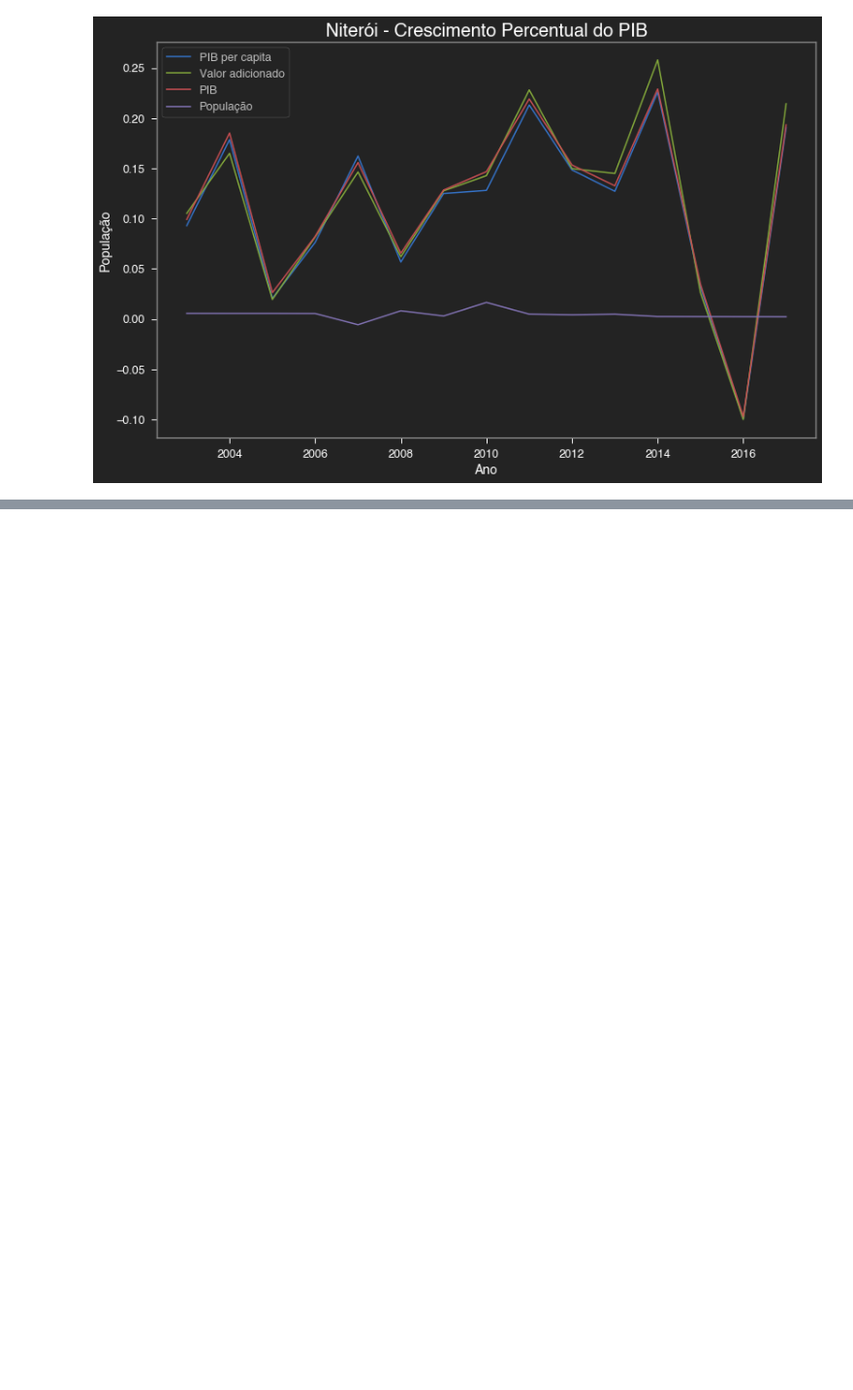
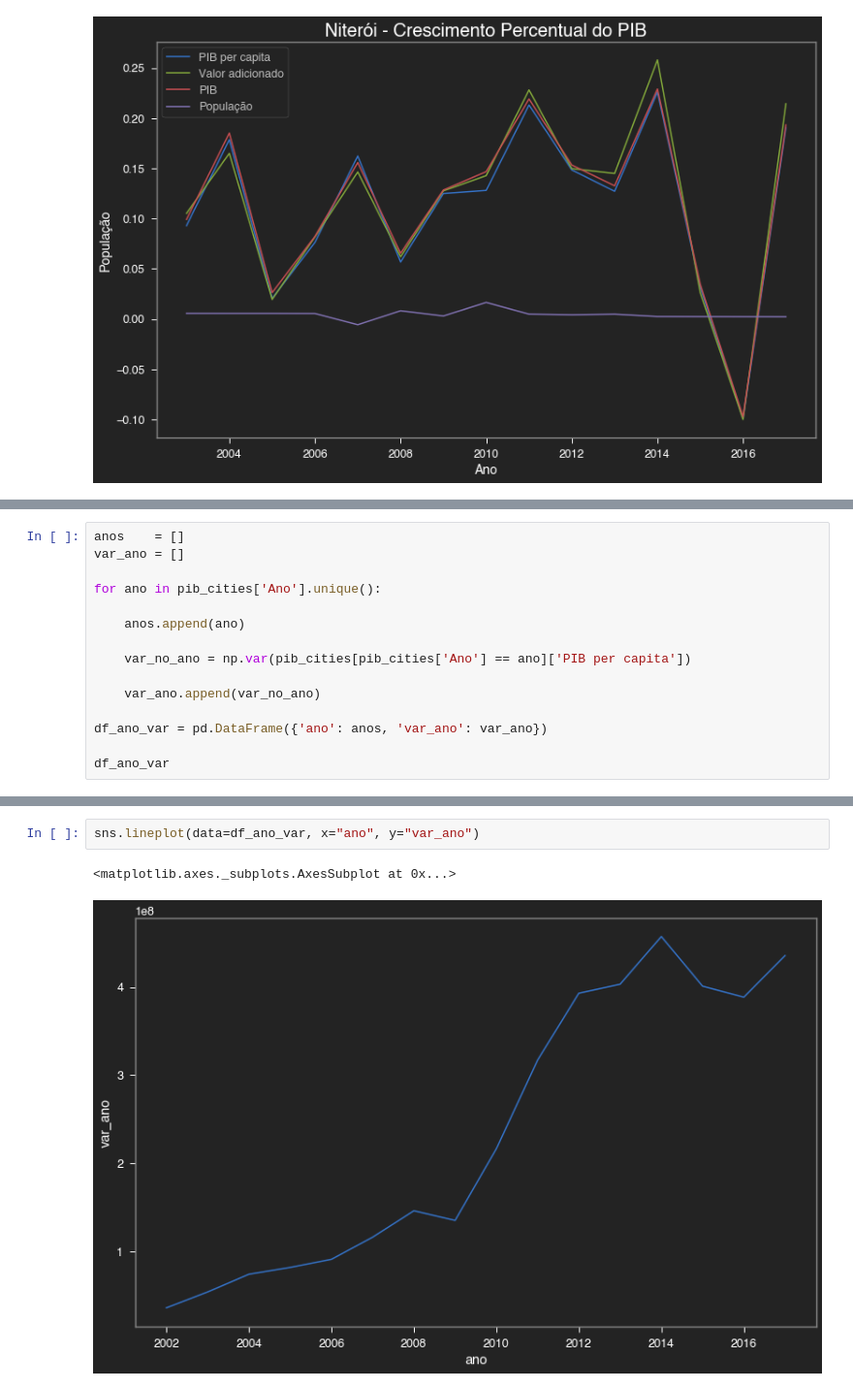
Before and after one commit to danielnrocha/Convergencia_PIB_Municipios, a Jupyter notebook: ConvergenciaMunicipios.ipynb, the cells around one changed output, grey strips where cells are left out. Shown at 97% size. Drawn from its saved outputs; the diff is of its cells as text; blank space fills up the shorter version.

```diff
--- a/ConvergenciaMunicipios.ipynb
+++ b/ConvergenciaMunicipios.ipynb
@@ -259,0 +313,15 @@ pct_change_city_name('Barão de Antonina',show_table=True,show_plot=False)
+# %%
+anos    = []
+var_ano = []
+
+for ano in pib_cities['Ano'].unique():
+
+    anos.append(ano)
+
+    var_no_ano = np.var(pib_cities[pib_cities['Ano'] == ano]['PIB per capita'])
+
+    var_ano.append(var_no_ano)
+
+df_ano_var = pd.DataFrame({'ano': anos, 'var_ano': var_ano})
+
+df_ano_var
@@ -259,0 +346,5 @@ pct_change_city_name('Barão de Antonina',show_table=True,show_plot=False)
+# %%
+sns.lineplot(data=df_ano_var, x="ano", y="var_ano")
+# %% [output]
+<matplotlib.axes._subplots.AxesSubplot at 0x...>
+[figure, added]
```
Also changed, not shown: parts of 15 cells of this notebook.
